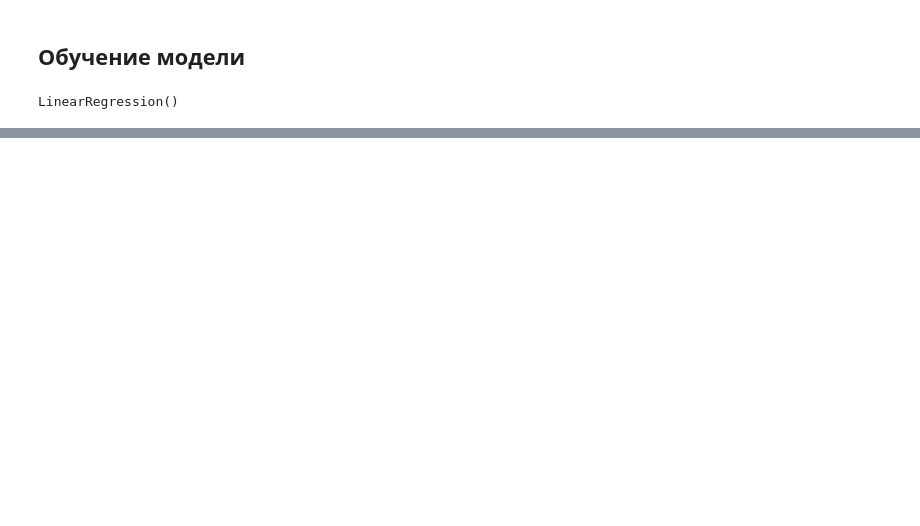
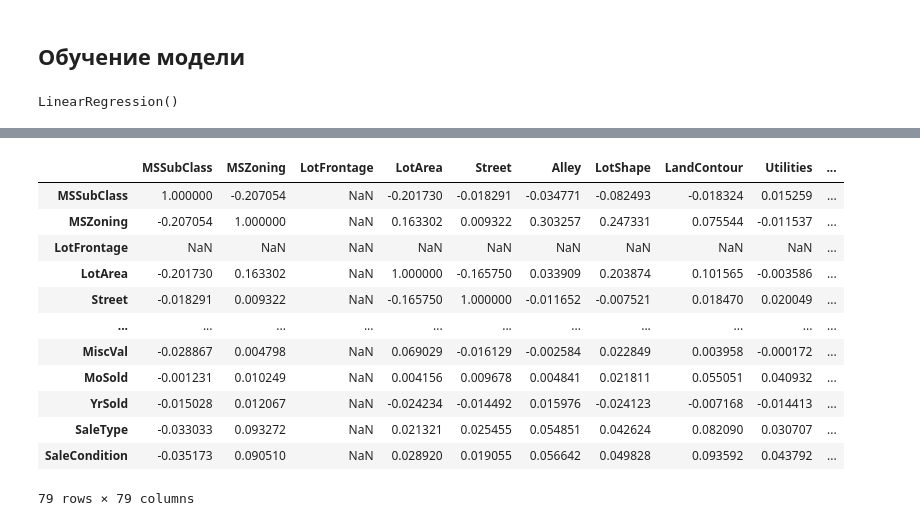
Before and after one commit to vasevooo/housing_kaggle, a Jupyter notebook: advanced housing_reg.ipynb, the cells around one changed output, grey strips where cells are left out. Saved outputs shown, nothing was run; the diff lists cells and outputs as text; code cells hidden in the pictures; blank space fills up the shorter version.

```diff
--- a/advanced housing_reg.ipynb
+++ b/advanced housing_reg.ipynb
@@ -410,0 +526,16 @@ submission_lr.to_csv('/Users/vasevooo/projects/house_prices/housing_kaggle/data/
+# %%
+corr_matrix
+# %% [output]
+|  | MSSubClass | MSZoning | LotFrontage | LotArea | Street | Alley | LotShape | LandContour | Utilities | ... |
+| MSSubClass | 1.000000 | -0.207054 | NaN | -0.201730 | -0.018291 | -0.034771 | -0.082493 | -0.018324 | 0.015259 | ... |
+| MSZoning | -0.207054 | 1.000000 | NaN | 0.163302 | 0.009322 | 0.303257 | 0.247331 | 0.075544 | -0.011537 | ... |
+| LotFrontage | NaN | NaN | NaN | NaN | NaN | NaN | NaN | NaN | NaN | ... |
+| LotArea | -0.201730 | 0.163302 | NaN | 1.000000 | -0.165750 | 0.033909 | 0.203874 | 0.101565 | -0.003586 | ... |
+| Street | -0.018291 | 0.009322 | NaN | -0.165750 | 1.000000 | -0.011652 | -0.007521 | 0.018470 | 0.020049 | ... |
+| ... | ... | ... | ... | ... | ... | ... | ... | ... | ... | ... |
+| MiscVal | -0.028867 | 0.004798 | NaN | 0.069029 | -0.016129 | -0.002584 | 0.022849 | 0.003958 | -0.000172 | ... |
+| MoSold | -0.001231 | 0.010249 | NaN | 0.004156 | 0.009678 | 0.004841 | 0.021811 | 0.055051 | 0.040932 | ... |
+| YrSold | -0.015028 | 0.012067 | NaN | -0.024234 | -0.014492 | 0.015976 | -0.024123 | -0.007168 | -0.014413 | ... |
+| SaleType | -0.033033 | 0.093272 | NaN | 0.021321 | 0.025455 | 0.054851 | 0.042624 | 0.082090 | 0.030707 | ... |
+| SaleCondition | -0.035173 | 0.090510 | NaN | 0.028920 | 0.019055 | 0.056642 | 0.049828 | 0.093592 | 0.043792 | ... |
+79 rows × 79 columns
```
Also changed, not shown: parts of 24 cells of this notebook.
